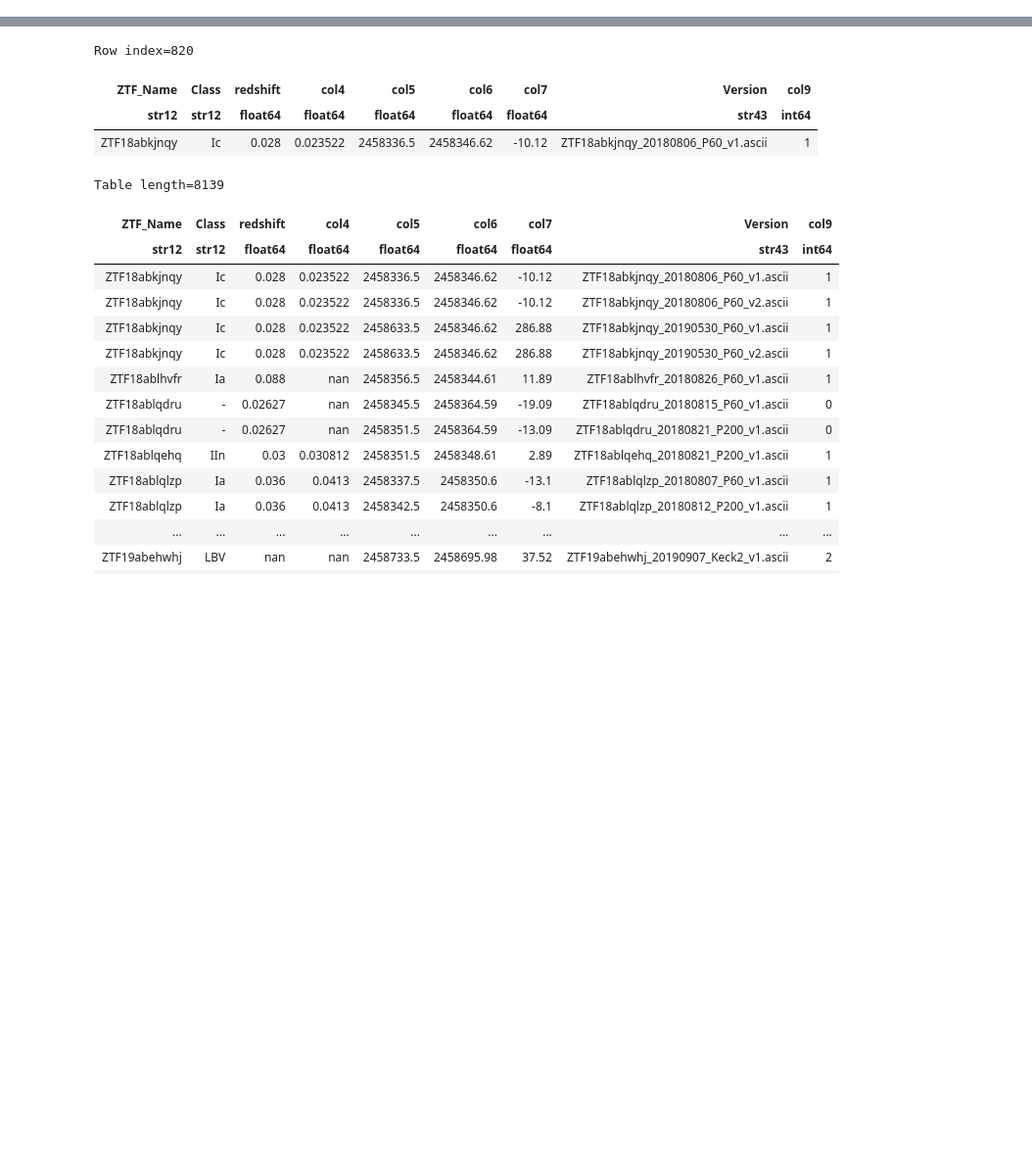
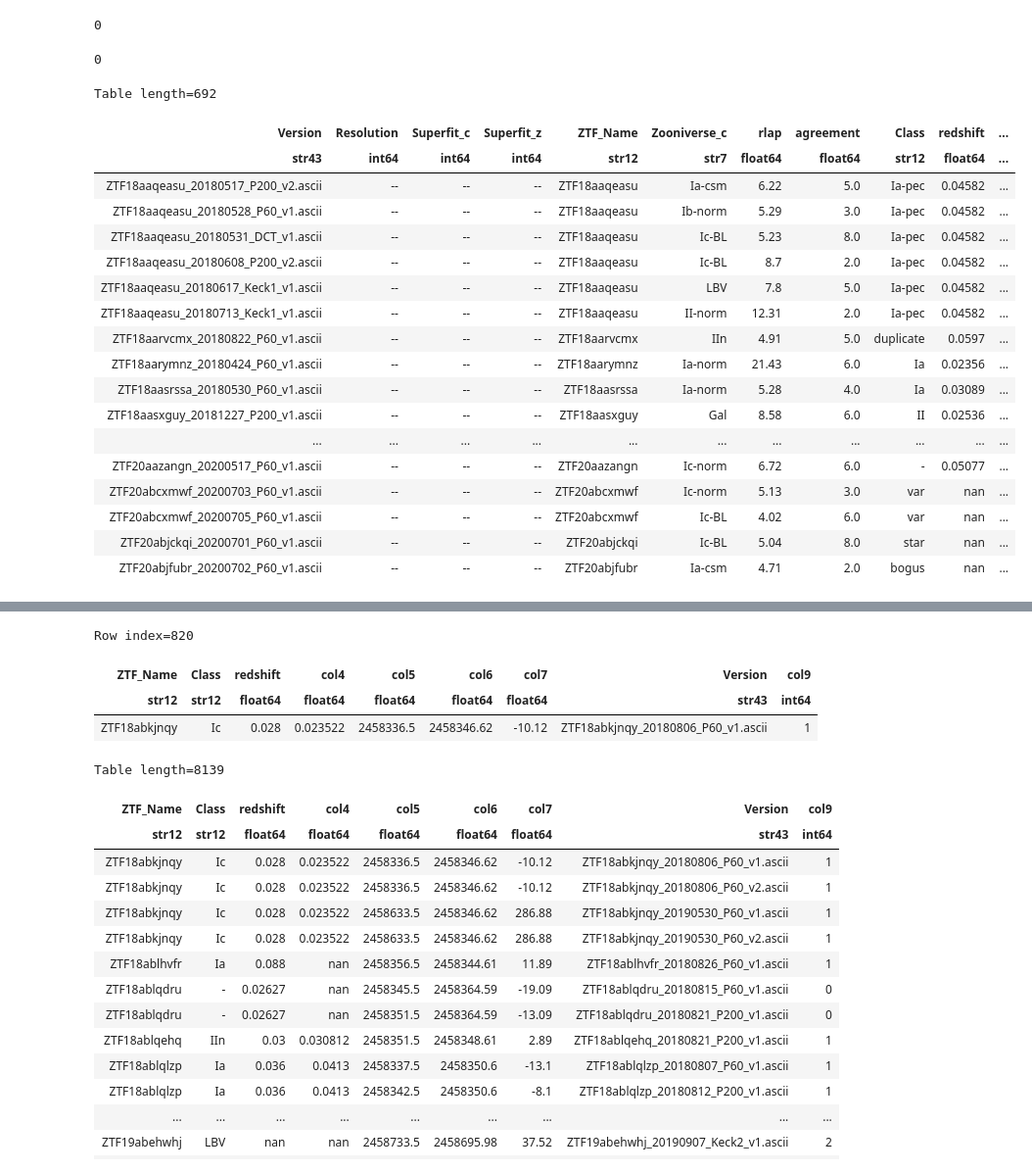
Before and after one commit to Hallflower20/superfit, a Jupyter notebook: Debug.ipynb, the cells around one changed output, grey strips where cells are left out. Shown at 98% size. Saved outputs shown, nothing was run; the diff lists cells and outputs as text; code cells hidden in the pictures; blank space fills up the shorter version.

Commit message:
Pushing superfit update

```diff
--- a/Debug.ipynb
+++ b/Debug.ipynb
@@ -12,6 +12,7 @@ from params import *
 import numpy as np
 import glob
 from astropy.table import Table
+import astropy
 # Enter path of object of interest, can also be specified as input
 
 
@@ -37,3 +38,16 @@ sample.rename_column('col8', "Version")
 
 
 # In[5]:
+
+missing = Table.read("/mnt/c/Users/20xha/Documents/GitHub/supernova-spectrum-analysis/ZooniverseAnalysis/missing.csv")
+
+joined = astropy.table.join(missing, sample)
+# %%
+counter = 0
+print(counter)
+# %% [output]
+0
+# %%
+len(np.where(redshifts_all["ZTFID"] == row["ZTF_Name"])[0])
+# %% [output]
+0
@@ -39,0 +61,22 @@ sample.rename_column('col8', "Version")
+# %%
+joined[50:]
+# %% [output]
+Table length=692
+| Version | Resolution | Superfit_c | Superfit_z | ZTF_Name | Zooniverse_c | rlap | agreement | Class | redshift | ... |
+| str43 | int64 | int64 | int64 | str12 | str7 | float64 | float64 | str12 | float64 | ... |
+| ZTF18aaqeasu_20180517_P200_v2.ascii | -- | -- | -- | ZTF18aaqeasu | Ia-csm | 6.22 | 5.0 | Ia-pec | 0.04582 | ... |
+| ZTF18aaqeasu_20180528_P60_v1.ascii | -- | -- | -- | ZTF18aaqeasu | Ib-norm | 5.29 | 3.0 | Ia-pec | 0.04582 | ... |
+| ZTF18aaqeasu_20180531_DCT_v1.ascii | -- | -- | -- | ZTF18aaqeasu | Ic-BL | 5.23 | 8.0 | Ia-pec | 0.04582 | ... |
+| ZTF18aaqeasu_20180608_P200_v2.ascii | -- | -- | -- | ZTF18aaqeasu | Ic-BL | 8.7 | 2.0 | Ia-pec | 0.04582 | ... |
+| ZTF18aaqeasu_20180617_Keck1_v1.ascii | -- | -- | -- | ZTF18aaqeasu | LBV | 7.8 | 5.0 | Ia-pec | 0.04582 | ... |
+| ZTF18aaqeasu_20180713_Keck1_v1.ascii | -- | -- | -- | ZTF18aaqeasu | II-norm | 12.31 | 2.0 | Ia-pec | 0.04582 | ... |
+| ZTF18aarvcmx_20180822_P60_v1.ascii | -- | -- | -- | ZTF18aarvcmx | IIn | 4.91 | 5.0 | duplicate | 0.0597 | ... |
+| ZTF18aarymnz_20180424_P60_v1.ascii | -- | -- | -- | ZTF18aarymnz | Ia-norm | 21.43 | 6.0 | Ia | 0.02356 | ... |
+| ZTF18aasrssa_20180530_P60_v1.ascii | -- | -- | -- | ZTF18aasrssa | Ia-norm | 5.28 | 4.0 | Ia | 0.03089 | ... |
+| ZTF18aasxguy_20181227_P200_v1.ascii | -- | -- | -- | ZTF18aasxguy | Gal | 8.58 | 6.0 | II | 0.02536 | ... |
+| ... | ... | ... | ... | ... | ... | ... | ... | ... | ... | ... |
+| ZTF20aazangn_20200517_P60_v1.ascii | -- | -- | -- | ZTF20aazangn | Ic-norm | 6.72 | 6.0 | - | 0.05077 | ... |
+| ZTF20abcxmwf_20200703_P60_v1.ascii | -- | -- | -- | ZTF20abcxmwf | Ic-norm | 5.13 | 3.0 | var | nan | ... |
+| ZTF20abcxmwf_20200705_P60_v1.ascii | -- | -- | -- | ZTF20abcxmwf | Ic-BL | 4.02 | 6.0 | var | nan | ... |
+| ZTF20abjckqi_20200701_P60_v1.ascii | -- | -- | -- | ZTF20abjckqi | Ic-BL | 5.04 | 8.0 | star | nan | ... |
+| ZTF20abjfubr_20200702_P60_v1.ascii | -- | -- | -- | ZTF20abjfubr | Ia-csm | 4.71 | 2.0 | bogus | nan | ... |
```
Also changed, not shown: parts of 6 cells of this notebook, 9 other files.
